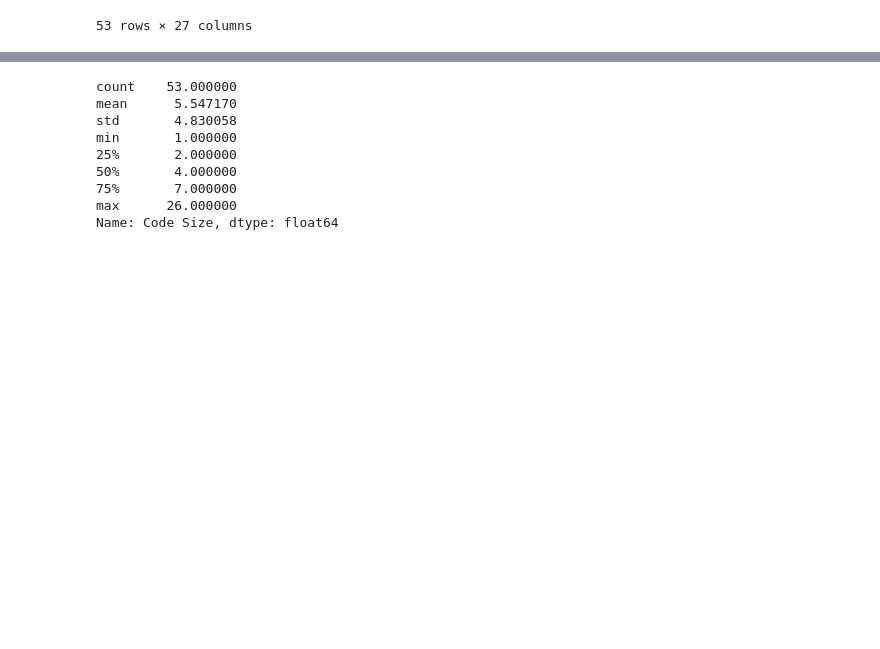
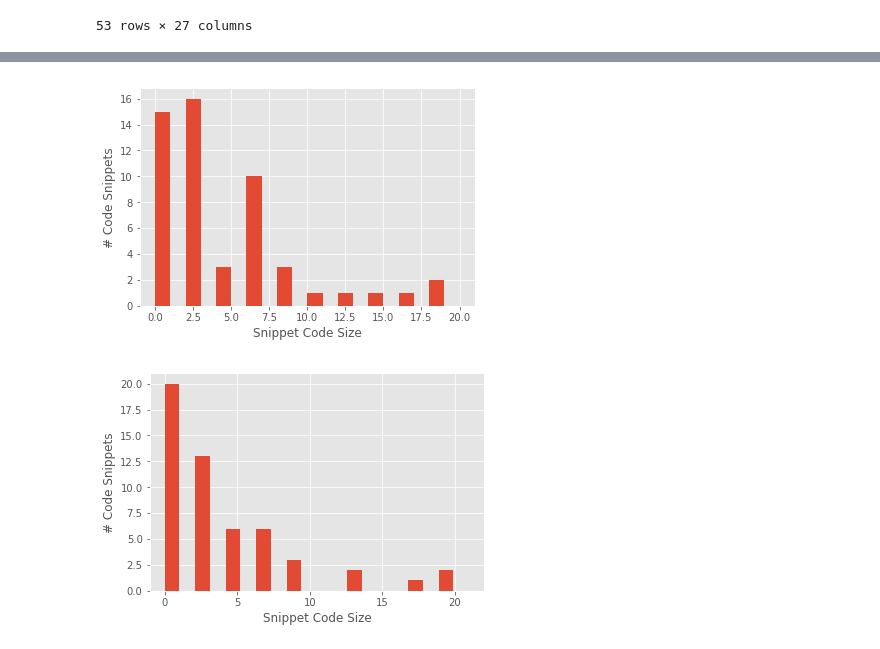
Before and after one commit to DiegoEliasCosta/snippet-optimization, a Jupyter notebook: code/analysis/dataset-analysis.ipynb, the cells around one changed output, grey strips where cells are left out. Drawn from its saved outputs; the diff is of its cells as text; code cells hidden in the pictures; blank space fills up the shorter version.

Commit message:
updating the dataset analysis

```diff
--- a/code/analysis/dataset-analysis.ipynb
+++ b/code/analysis/dataset-analysis.ipynb
@@ -18,19 +41,10 @@ print("Amount of answers in the dataset: %d" % len(answerIds))
 Amount of answers in the dataset: 58
 # %%
 dataset_code = code[code.Id.isin(answerIds)]
-
 dataset_code = dataset_code.set_index('Id')
 
-# df['fruits'].str.split().apply(len).value_counts()
-
-dataset_code['Code Size'] = dataset_code['PreprocessedCode3'].apply(lambda x: len(x.split(os.linesep)))
-dataset_code['Code Size']
-# dataset_code['Code']
-
+dataset_code['Code List'] = dataset_code['PreprocessedCode3'].apply(lambda x: x.split(os.linesep))
 dataset_code
-
-# dataset_code['Code Size'] = dataset_code['Code'].apply(lambda x : len(x.split('\n')))
-# dataset_code.head()
 # %% [output]
 |  | Unnamed: 0 | Unnamed: 0.1 | AcceptedAnswerId | AnswerCount | Body | ClosedDate | CommentCount | ... |
 | Id |  |  |  |  |  |  |  | ... |
@@ -63,0 +68,7 @@ l.PreprocessedCode.split('\\n')
+# %%
+def isNotEmptyOrImportStm(data):
+    return data != '' and not data.startswith('import') and not data.startswith('from')
+
+snippet_size = dataset_code['Code List'].apply(lambda x: len([y for y in x if y != '']))
+
+snippet_size_wo_imports = dataset_code['Code List'].apply(lambda x: len([y for y in x if isNotEmptyOrImportStm(y)]))
@@ -64,12 +97,23 @@ l.PreprocessedCode.split('\\n')
+# %%
+import matplotlib.pyplot as plt
+
+plt.style.use('ggplot')
+
+def hist_plot(data):
+
+    ax = data.hist(width=1)
+
+    ax.set_title('')
+    ax.set_xlabel("Snippet Code Size")
+    ax.set_ylabel("# Code Snippets")
+
+    plt.show()
+
+hist_plot(snippet_size_wo_imports)
+
+hist_plot(snippet_size)
+# %% [output]
+[figure, added]
+[figure, added]
 # %%
-dataset_code['Code Size'].describe()
+dataset_code['Code Size'].box.plot()
-# %% [output]
-count    53.000000
-mean      5.547170
-std       4.830058
-min       1.000000
-25%       2.000000
-50%       4.000000
-75%       7.000000
-max      26.000000
-Name: Code Size, dtype: float64
```
Also changed, not shown: parts of 4 cells of this notebook.
